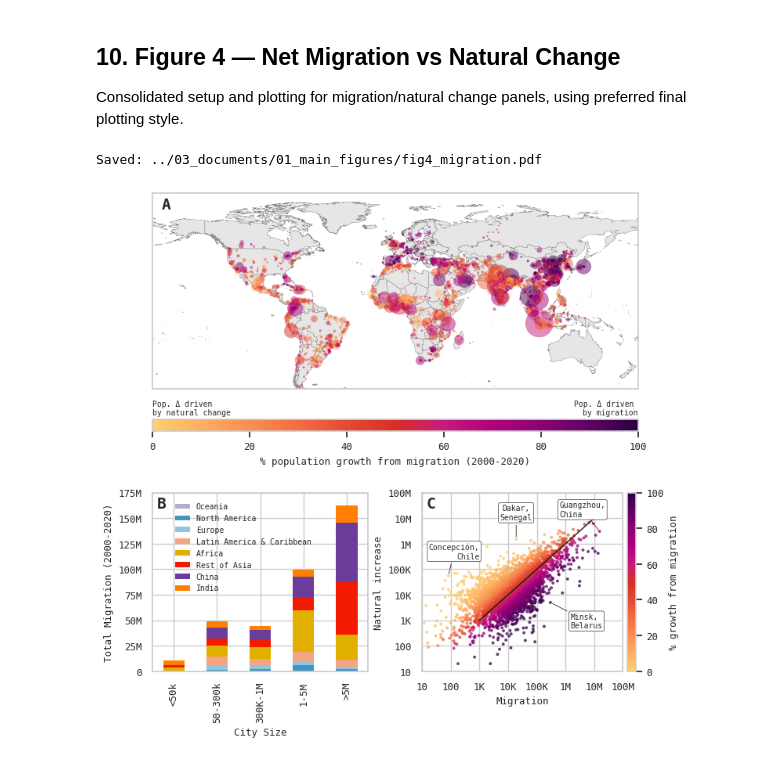
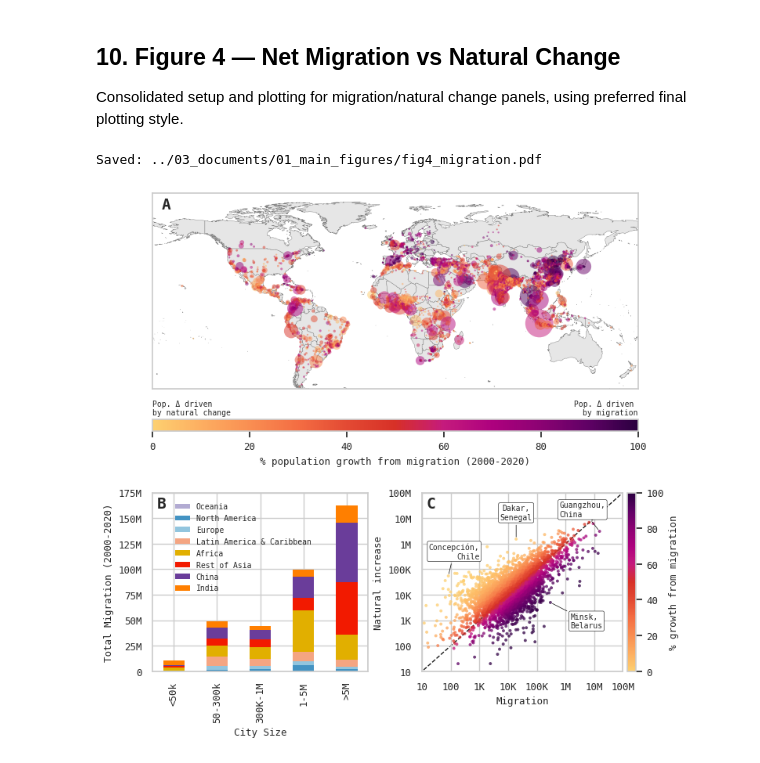
Before and after one commit to zimmermaps/urban_demography, a Jupyter notebook: 02_code/05_gudd_figures.ipynb, the cells around one changed output. Saved outputs shown, nothing was run; the diff lists cells and outputs as text; code cells hidden in the pictures.

```diff
--- a/02_code/05_gudd_figures.ipynb
+++ b/02_code/05_gudd_figures.ipynb
@@ -652,7 +626,7 @@ lims = [1e3,1e7]
 ax_scatter.set_xlim(lims)
 ax_scatter.set_ylim(lims)
 # 1:1 line, solid, no alpha
-ax_scatter.plot(lims, lims, linestyle="-", linewidth=1, color="k", alpha=1.0, zorder=1)
+ax_scatter.plot([1,1e8], [1,1e8], linestyle="--", linewidth=1, color="k", alpha=1.0, zorder=0)
 ticks = [10,1e2,1e3,1e4,1e5,1e6,1e7,1e8]
 labels = ["10","100","1K","10K","100K","1M","10M","100M"]
 ax_scatter.set_xticks(ticks)
@@ -665,31 +639,31 @@ ax_scatter.set_ylabel("Natural increase",fontproperties=mono_font)
 sm_scatter = plt.cm.ScalarMappable(cmap=migration_cmap, norm=norm_migration)
 sm_scatter.set_array([])
 cbar2 = fig4.colorbar(sm_scatter, ax=ax_scatter, fraction=0.05, pad=0.02)
 for tick in cbar2.ax.get_yticklabels(): tick.set_fontproperties(mono_font)
 for tick in cbar2.ax.get_xticklabels(): tick.set_fontproperties(mono_font)
 cbar2.set_label("% growth from migration", fontproperties=mono_font)
 # Label selected cities, keep labels within bounds
 for (name, country), spec in label_specs.items():
     row = migration_map_data[(migration_map_data["Name"] == name) & (migration_map_data["Country"] == country)]
     if row.empty: continue
     x = row["total_migration"].values[0]
     y = row["natural_change"].values[0]
     # Adjust label position to keep within axis bounds
     x_text = np.clip(x * spec["xmult"], lims[0], lims[1])
     y_text = np.clip(y * spec["ymult"], lims[0], lims[1])
     label_text = f"{name},\n{country}"
     ax_scatter.annotate(
         label_text, xy=(x, y), xytext=(x_text, y_text), textcoords="data",
         arrowprops=dict(arrowstyle="-", linewidth=0.5, color="black"),
         bbox=dict(boxstyle="round,pad=0.2", fc="white", ec="black", linewidth=0.4),
         fontproperties=label_font, ha=spec["ha"], va=spec["va"])
 # Panel labels
 for ax, label in zip([ax_map, ax_bar, ax_scatter], subplot_labels):
     ax.text(0.02, 0.98, label, transform=ax.transAxes, fontsize=14, fontweight='bold', va='top', ha='left', fontproperties=mono_font)
 # Save figure
 fig4_path = FIGURE_FOLDER / 'fig4_migration.pdf'
 safe_savefig(fig4_path, fig4)
 plt.show()
 # %% [output]
 Saved: ../03_documents/01_main_figures/fig4_migration.pdf
-[figure, old version]
+[figure, new version]
```
Also changed, not shown: parts of 3 cells of this notebook, 34 other files.
